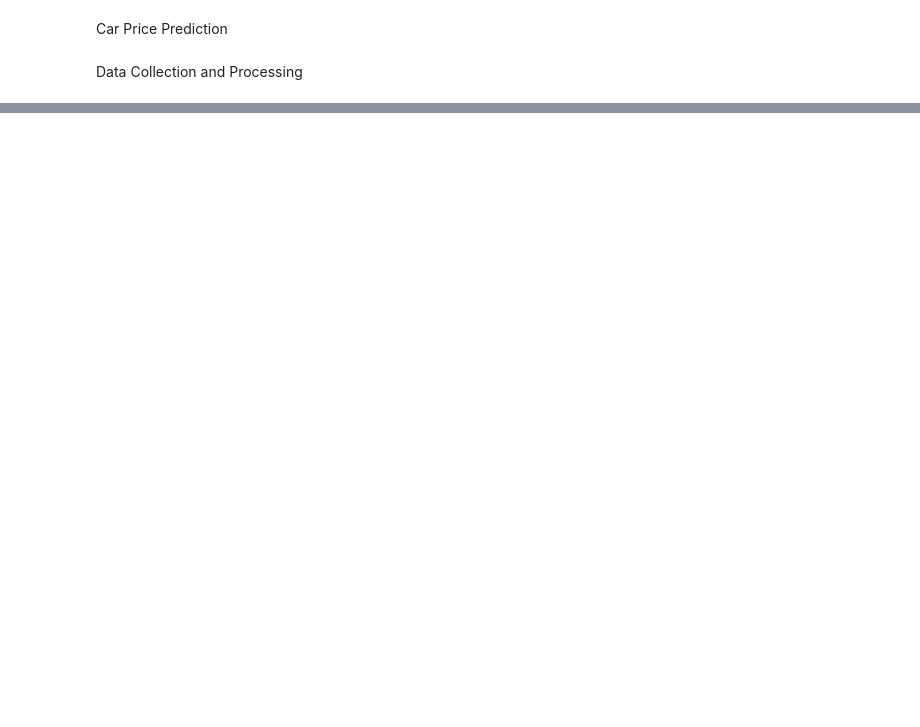
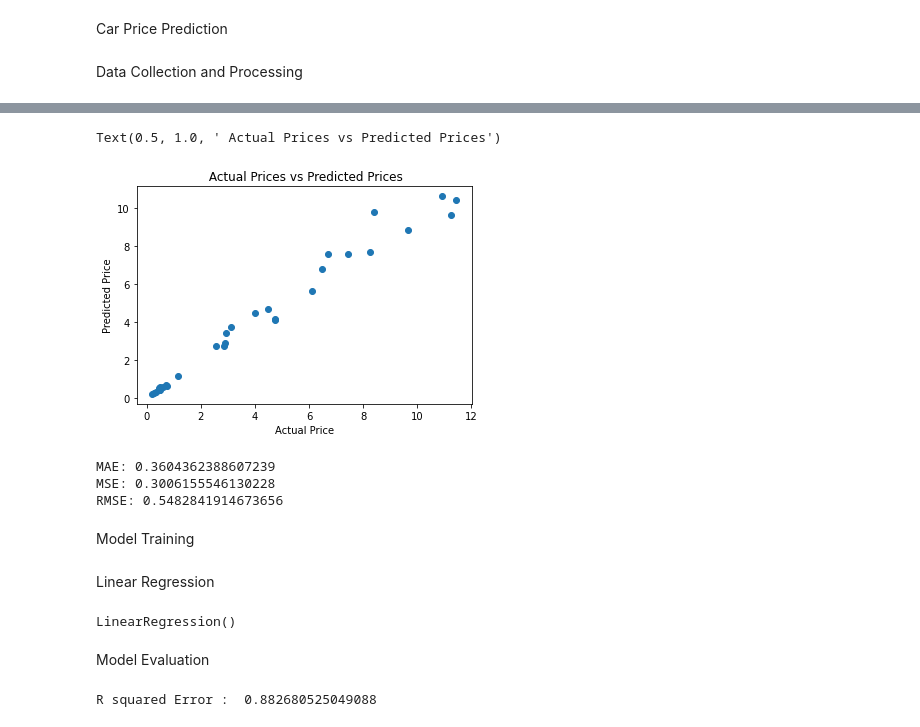
Before and after one commit to MattithyahuData/P8-Car-Price-Prediction, a Jupyter notebook: P8 Code.ipynb, the cells around one changed output, grey strips where cells are left out. Saved outputs shown, nothing was run; the diff lists cells and outputs as text; code cells hidden in the pictures; blank space fills up the shorter version.

```diff
--- a/P8 Code.ipynb
+++ b/P8 Code.ipynb
@@ -87,0 +368,22 @@ car_dataset.replace({'Fuel_Type':{'Petrol': 0,'Diesel': 1, 'CNG': 2}})
+# %%
+# Plot is linear so prediction is fairly accurate
+plt.scatter(y_test, predictions)
+plt.xlabel("Actual Price")
+plt.ylabel("Predicted Price")
+plt.title(" Actual Prices vs Predicted Prices")
+# plt.show()
+# %% [output]
+Text(0.5, 1.0, ' Actual Prices vs Predicted Prices')
+[figure, added]
+# %%
+print('MAE:', metrics.mean_absolute_error(y_test, predictions))
+print('MSE:', metrics.mean_squared_error(y_test, predictions))
+print('RMSE:', np.sqrt(metrics.mean_squared_error(y_test, predictions)))
+# %% [output]
+MAE: 0.3604362388607239
+MSE: 0.3006155546130228
+RMSE: 0.5482841914673656
+# %% [markdown]
+Model Training
+# %% [markdown]
+Linear Regression
@@ -87,0 +393,6 @@ car_dataset.replace({'Fuel_Type':{'Petrol': 0,'Diesel': 1, 'CNG': 2}})
+# %%
+lin_reg_model.fit(X_train,y_train)
+# %% [output]
+LinearRegression()
+# %% [markdown]
+Model Evaluation
@@ -87,0 +402,6 @@ car_dataset.replace({'Fuel_Type':{'Petrol': 0,'Diesel': 1, 'CNG': 2}})
+# %%
+# R squared Error
+error_score = metrics.r2_score(y_train, training_data_prediction)
+print("R squared Error : ", error_score)
+# %% [output]
+R squared Error :  0.882680525049088
```
Also changed, not shown: parts of 67 cells of this notebook, 9 other files.
